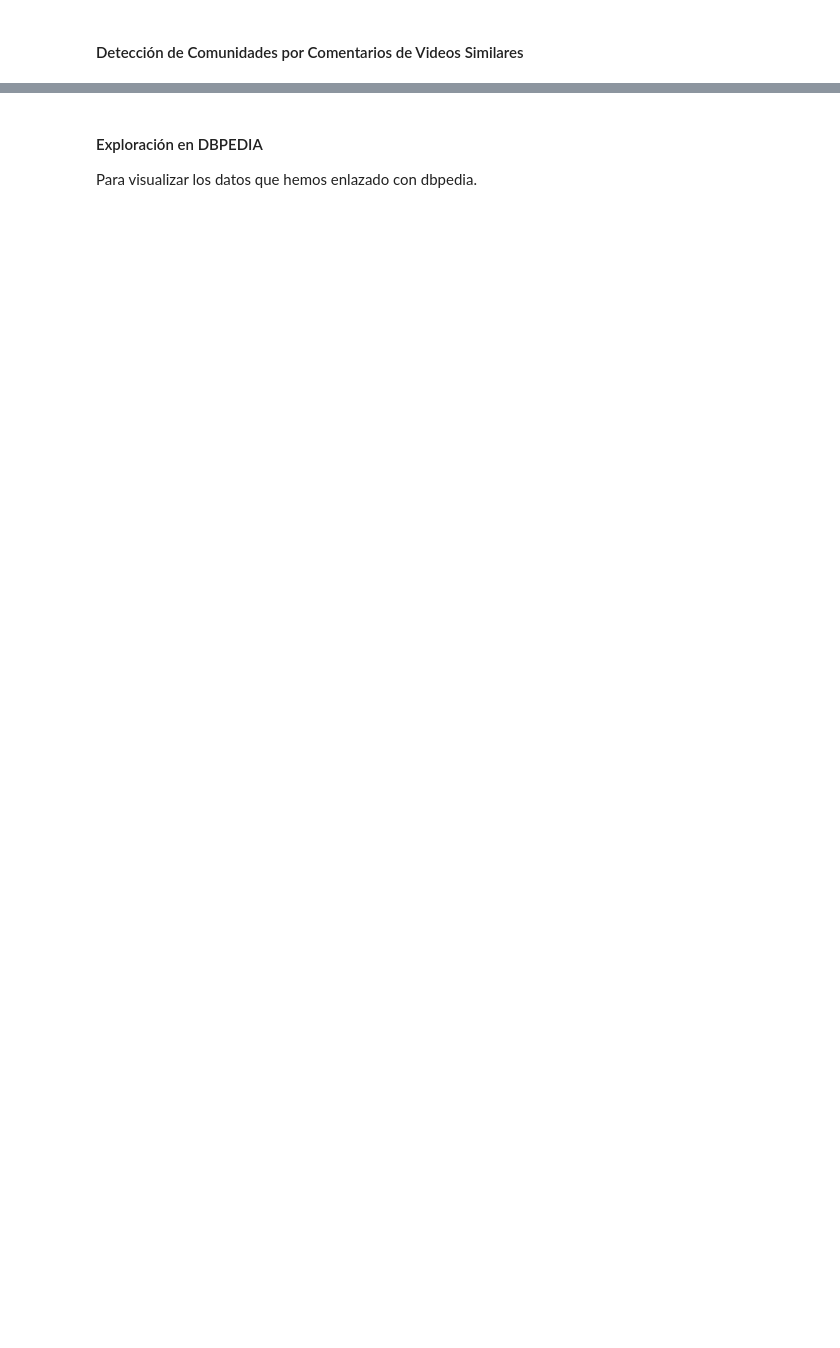
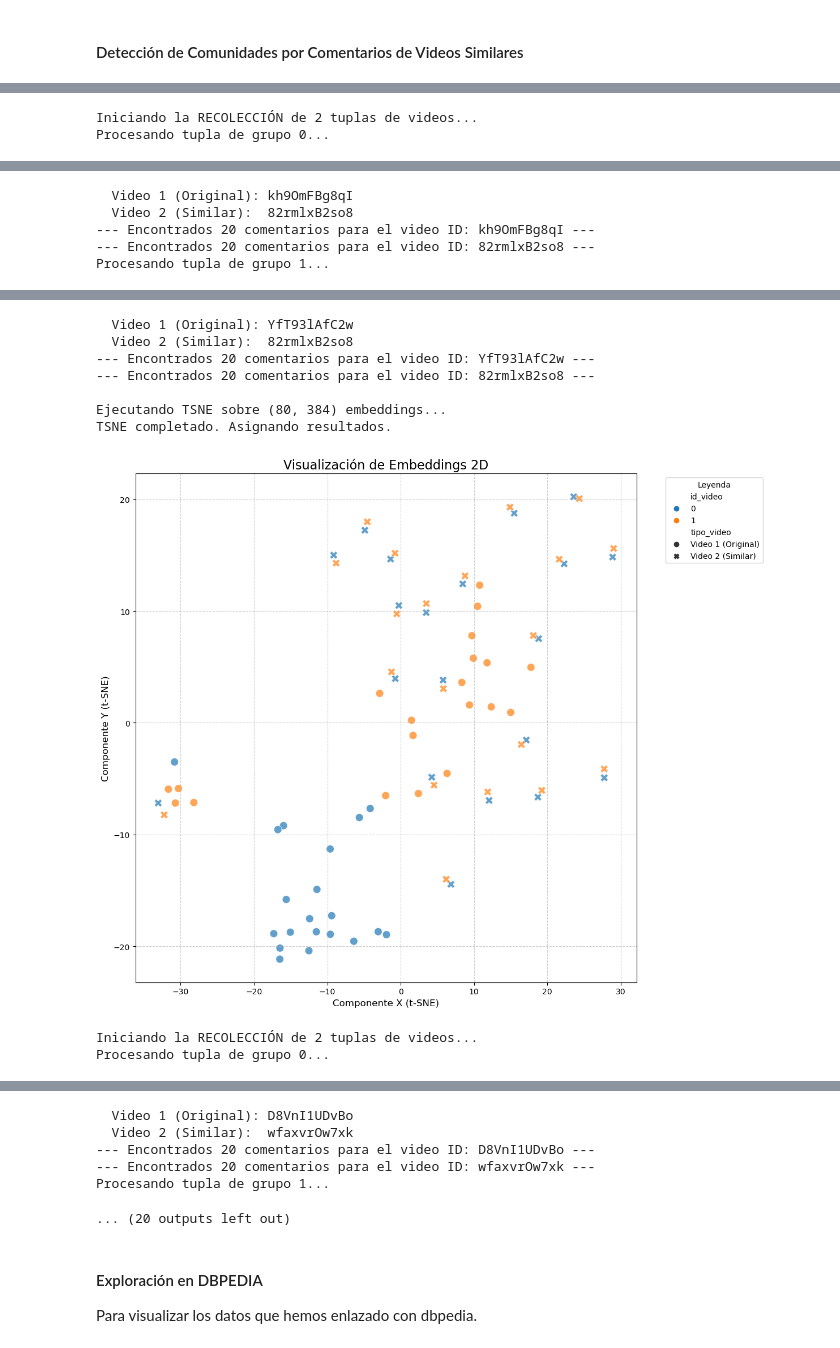
Before and after one commit to Mariogarber/Hackathon_GESTDB, a Jupyter notebook: results/Results.ipynb, the cells around one changed output, grey strips where cells are left out. Cells and saved outputs as stored; diff of their text form; code cells hidden in the pictures; blank space fills up the shorter version.

Commit message:
Results bueno

```diff
--- a/results/Results.ipynb
+++ b/results/Results.ipynb
@@ -1389,28 +1366,0 @@ Preparando datos para graficar...
-# %%
-def graficar_embeddings_2d(df: pd.DataFrame, embedding_col: str, color_col: str, style_col: str):
-    if(df.empty) or embedding_col not in df.cols:
-        return
-    df_plot = df.copy()
-
-    df_plot['X'] = df_plot[embedding_col].apply(lambda x: x[0])
-    df_plot['Y'] = df_plot[embedding_col].apply(lambda x: x[1])
-
-    plt.figure(figsize=(12, 10))
-
-    sns.scatterplot(
-        x='X',
-        y='Y',
-        hue=color_col,
-        style=style_col,
-        data=df_plot,
-        s=100,
-        alpha=0.7
-    )
-
-    plt.title(f'Visualización de Embeddings 2D', fontsize=16)
-    plt.xlabel('Componente X (t-SNE)', fontsize=12)
-    plt.ylabel('Componente Y (t-SNE)', fontsize=12)
-    plt.legend(title='Leyenda', bbox_to_anchor=(1.05, 1), loc='upper left')
-    plt.grid(True, linestyle='--', alpha=0.6)
-    plt.tight_layout()
-    plt.show()
@@ -1642,0 +1458,8 @@ for randomizer in randomizers:
+# %%
+randomizers = [4, 16, 45, 120]
+for randomizer in randomizers:
+    df_para_graficar = compare_multiple_video_comments(es, n_tuples_of_videos_to_compare=2, id_video_randomizer=randomizer)
+    graficar_embeddings_2d(df=df_para_graficar, embedding_col='comment_emb2dims', color_col='id_video', style_col='tipo_video')
+# %% [output]
+Iniciando la RECOLECCIÓN de 2 tuplas de videos...
+Procesando tupla de grupo 0...
@@ -1642,0 +1472,5 @@ for randomizer in randomizers:
+  Video 1 (Original): kh9OmFBg8qI
+  Video 2 (Similar):  82rmlxB2so8
+--- Encontrados 20 comentarios para el video ID: kh9OmFBg8qI ---
+--- Encontrados 20 comentarios para el video ID: 82rmlxB2so8 ---
+Procesando tupla de grupo 1...
@@ -1642,0 +1483,10 @@ for randomizer in randomizers:
+  Video 1 (Original): YfT93lAfC2w
+  Video 2 (Similar):  82rmlxB2so8
+--- Encontrados 20 comentarios para el video ID: YfT93lAfC2w ---
+--- Encontrados 20 comentarios para el video ID: 82rmlxB2so8 ---
+
+Ejecutando TSNE sobre (80, 384) embeddings...
+TSNE completado. Asignando resultados.
+[figure, added]
+Iniciando la RECOLECCIÓN de 2 tuplas de videos...
+Procesando tupla de grupo 0...
@@ -1643,3 +1499,9 @@ for randomizer in randomizers:
+  Video 1 (Original): D8VnI1UDvBo
+  Video 2 (Similar):  wfaxvrOw7xk
+--- Encontrados 20 comentarios para el video ID: D8VnI1UDvBo ---
+--- Encontrados 20 comentarios para el video ID: wfaxvrOw7xk ---
+Procesando tupla de grupo 1...
+... (20 outputs left out)
 # %% [markdown]
 #### Exploración en DBPEDIA
 
```
Also changed, not shown: parts of 34 cells of this notebook.
